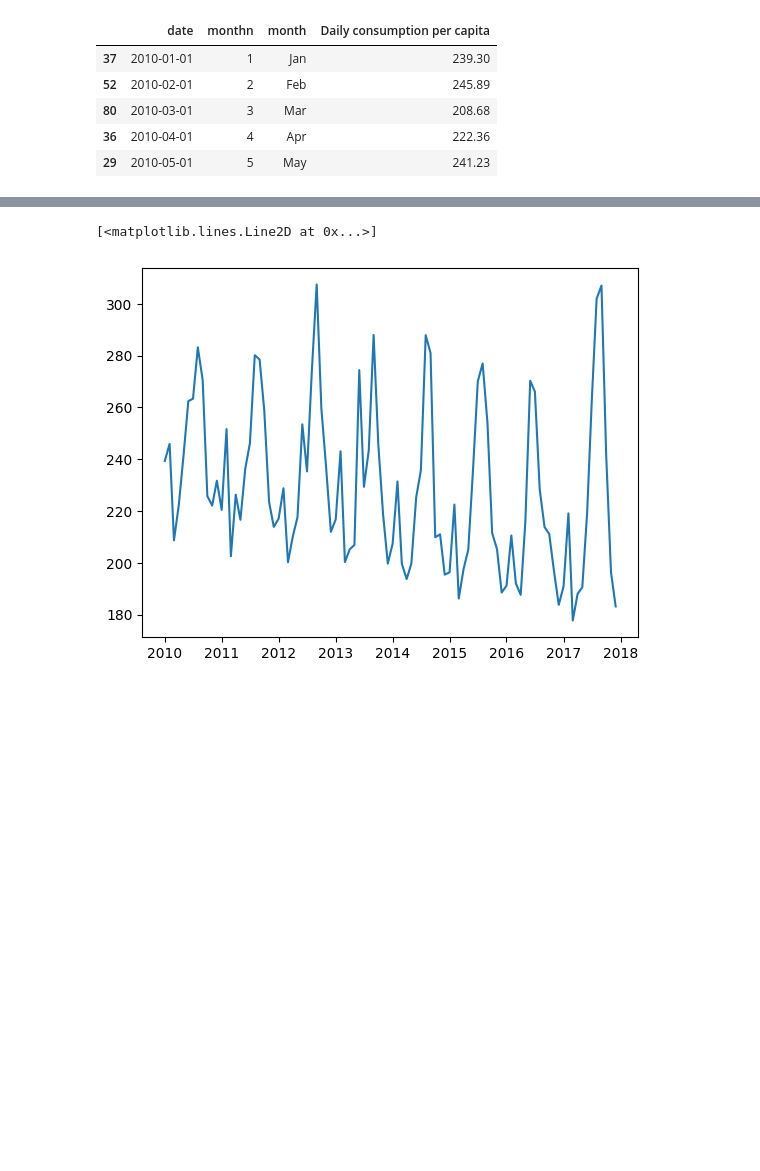
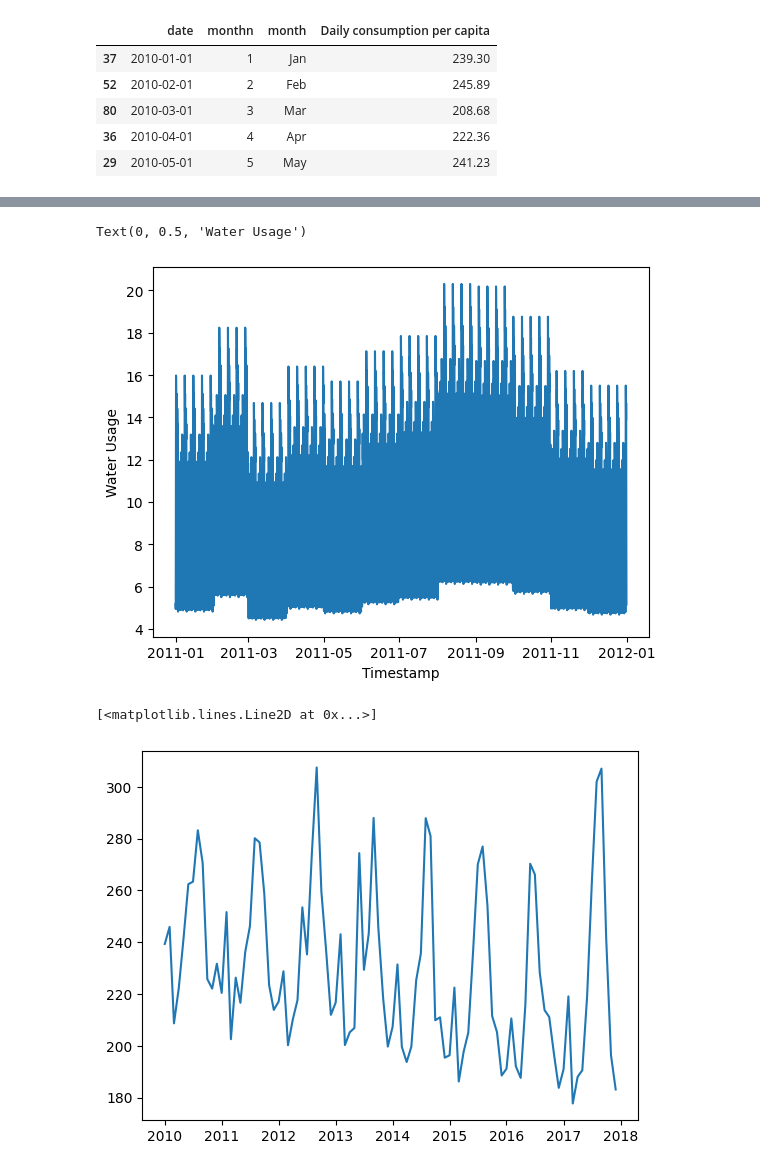
Before and after one commit to junchao530/ENEL400, a Jupyter notebook: water_analysis.ipynb, the cells around one changed output, grey strips where cells are left out. Cells and saved outputs as stored; diff of their text form; code cells hidden in the pictures; blank space fills up the shorter version.

```diff
--- a/water_analysis.ipynb
+++ b/water_analysis.ipynb
@@ -39,0 +45,3 @@ df.head()
+# %%
+generated_data = pd.read_csv("generated_water_usage.csv")
+generated_data.head()
@@ -40,3 +112,11 @@ df.head()
+# %%
+sample_data = final_df[(final_df['timestamp'].dt.year == 2011)]
+plt.plot(sample_data['timestamp'], sample_data['water_usage'])
+plt.xlabel('Timestamp')
+plt.ylabel('Water Usage')
+# %% [output]
+Text(0, 0.5, 'Water Usage')
+[figure, added]
 # %%
 df.to_csv("calgary_water_analysis.csv")
 # %%
```
Also changed, not shown: parts of 7 cells of this notebook, 19 other files.
